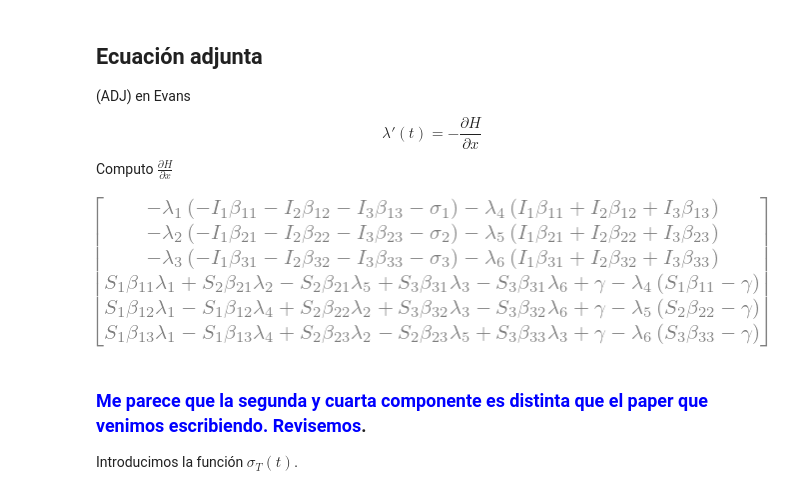
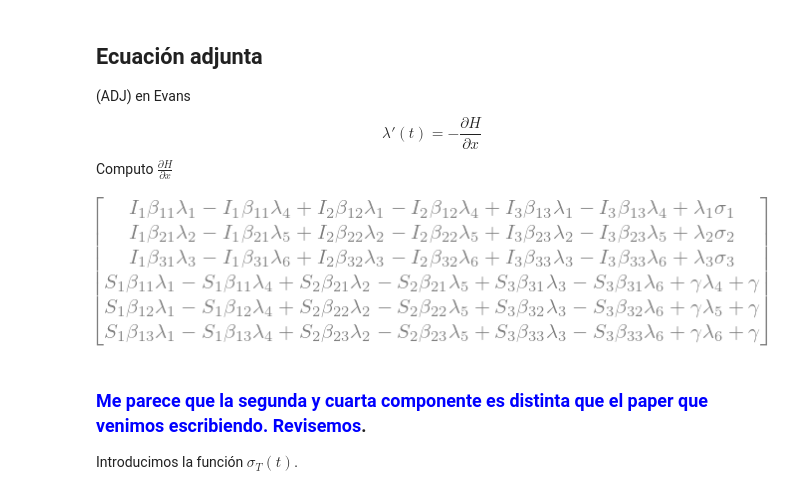
Before and after one commit to fdmazzone/epidemiolog-a, a Jupyter notebook: cuentas.ipynb, the cells around one changed output. Saved outputs shown, nothing was run; the diff lists cells and outputs as text; code cells hidden in the pictures.

```diff
--- a/cuentas.ipynb
+++ b/cuentas.ipynb
@@ -104,9 +104,9 @@ Computo $\frac{\partial H}{\partial x}$
 # %%
 dx=H.diff(lam)
 dlambda=-H.diff(x)
-dlambda.factor()
+dlambda.factor().expand()
 # %% [output]
-[figure, old version]
+[figure, new version]
 # %% [markdown]
 <h3>
 <span style="color:blue"> Me parece que la segunda y cuarta componente  es distinta que el paper que venimos escribiendo. Revisemos</span>.
```
Also changed, not shown: 10 other files.
